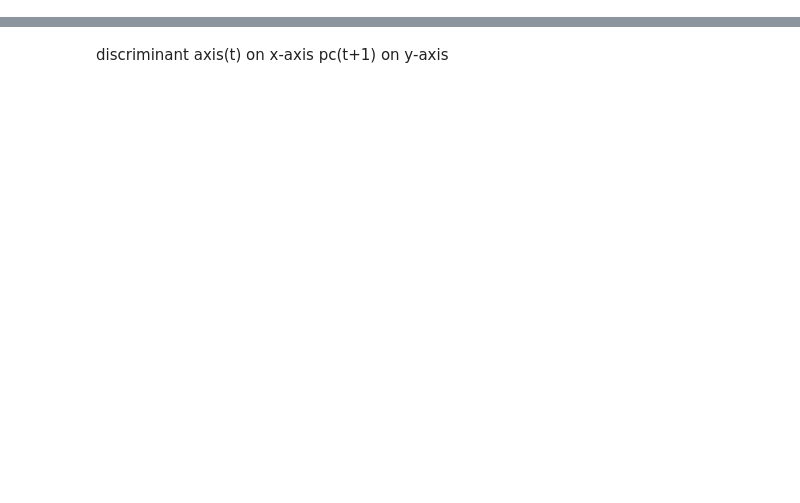
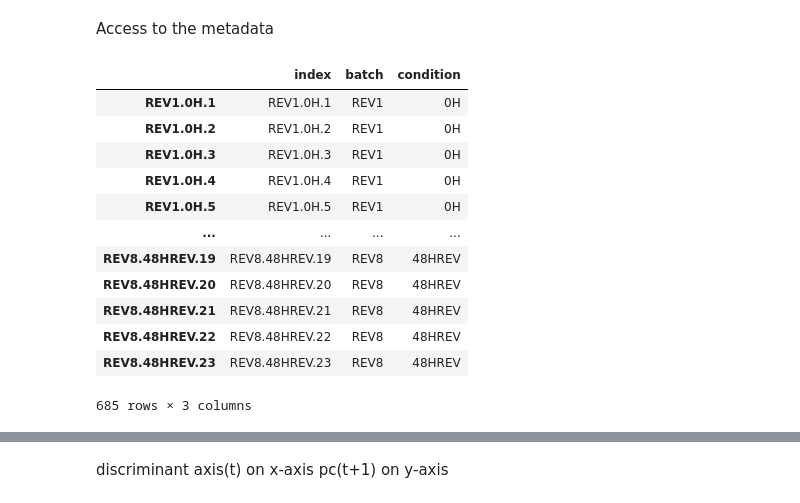
Before and after one commit to LMJL-Alea/ktest, a Jupyter notebook: vignettes_pyktest/Vignette3_plot_multivariate_testing.ipynb, the cells around one changed output, grey strips where cells are left out. Drawn from its saved outputs; the diff is of its cells as text; code cells hidden in the pictures; blank space fills up the shorter version.

```diff
--- a/vignettes_pyktest/Vignette3_plot_multivariate_testing.ipynb
+++ b/vignettes_pyktest/Vignette3_plot_multivariate_testing.ipynb
@@ -36,0 +50,18 @@ str(range(5))
+# %% [markdown]
+Access to the metadata
+# %%
+kt.get_metadata()
+# %% [output]
+|  | index | batch | condition |
+| REV1.0H.1 | REV1.0H.1 | REV1 | 0H |
+| REV1.0H.2 | REV1.0H.2 | REV1 | 0H |
+| REV1.0H.3 | REV1.0H.3 | REV1 | 0H |
+| REV1.0H.4 | REV1.0H.4 | REV1 | 0H |
+| REV1.0H.5 | REV1.0H.5 | REV1 | 0H |
+| ... | ... | ... | ... |
+| REV8.48HREV.19 | REV8.48HREV.19 | REV8 | 48HREV |
+| REV8.48HREV.20 | REV8.48HREV.20 | REV8 | 48HREV |
+| REV8.48HREV.21 | REV8.48HREV.21 | REV8 | 48HREV |
+| REV8.48HREV.22 | REV8.48HREV.22 | REV8 | 48HREV |
+| REV8.48HREV.23 | REV8.48HREV.23 | REV8 | 48HREV |
+685 rows × 3 columns
```
Also changed, not shown: parts of 10 cells of this notebook.
